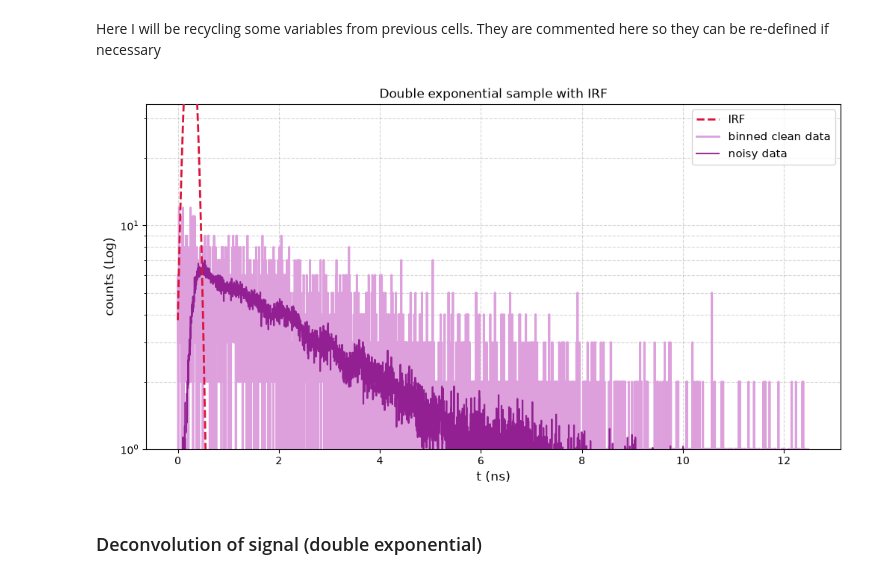
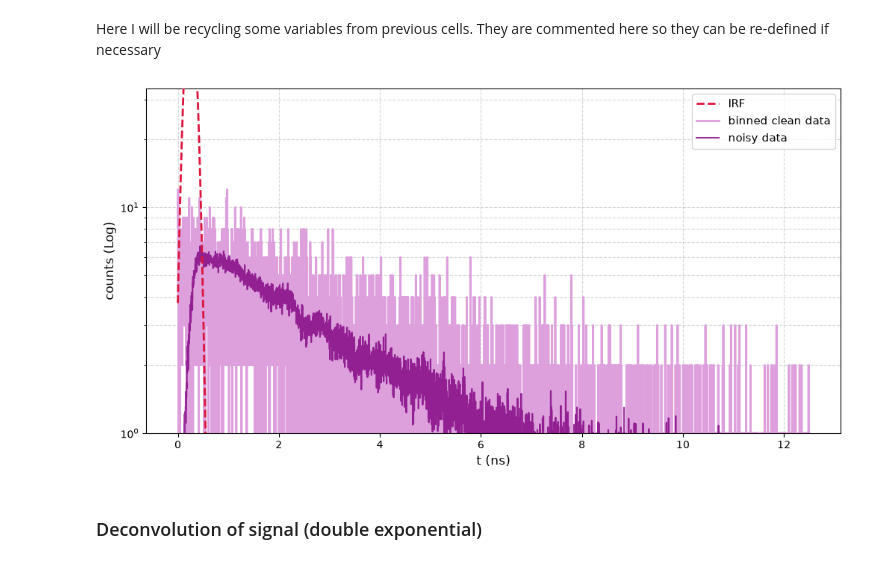
Before and after one commit to BotSas/Tesi_2026, a Jupyter notebook: main.ipynb, the cells around one changed output. Drawn from its saved outputs; the diff is of its cells as text; code cells hidden in the pictures.

```diff
--- a/main.ipynb
+++ b/main.ipynb
@@ -489,7 +489,7 @@ def simulation_with_IRF(exp1data1, irf, counts, noise_flag, snr_db):
     n_bins = len(irf)
 
     # Use a circular convolution so the signal stays consistent with the laser period.
-    convol = np.fft.ifft(np.fft.fft(exp1data1) * np.fft.fft(irf)).real      # Here I'm using the phasor method instead of
+    convol = np.fft.irfft(np.fft.rfft(exp1data1) * np.fft.rfft(irf)).real      # Here I'm using the phasor method instead of
                                                                             # np.convolve (slow + doesn't handle periodicity)
 
     convol = np.clip(convol, 0, None)
@@ -514,7 +514,7 @@ def phasor_deconv(G_meas, S_meas, G_irf, S_irf):
     z_meas = G_meas + 1j * S_meas       # imaginary unit i = 1j
     z_irf = G_irf + 1j * S_irf
 
-    z_deconvol = z_meas / z_irf       # in phasor plane, convolution = moltiplication
+    z_deconvol = z_meas / z_irf       # in phasor plane, convolution = multiplication
 
     G_deconvol, S_deconvol = np.real(z_deconvol), np.imag(z_deconvol)
 
@@ -641,7 +686,7 @@ N_evt2 = N_evt - N_evt1
 exp2data1 = np.random.exponential(scale = τ_true1, size = N_evt1)
 exp2data2 = np.random.exponential(scale = τ_true2, size = N_evt2)
 
-time_bins = np.linspace(0, T_laser, 4096)
+time_bins = np.linspace(0, T_laser, 4096 + 1)
 t = 0.5 * (time_bins[:-1] + time_bins[1:])
 
 n1, _ = np.histogram(exp2data1 % T_laser, bins = time_bins)
@@ -659,28 +704,27 @@ convoluted_signal1, noisy_signal1 = simulation_with_IRF(n_mix, irf, N_evt1, nois
 # %%
 plt.figure(figsize = (12, 6))
 
 signal_max = np.max(noisy_signal1)
 irf_plot = irf
 
 plt.plot(time_bins, irf_plot, label = 'IRF', color = 'crimson', linestyle = '--', zorder = 3, linewidth = 2)
 
 plt.step(time_bins, n1, where = 'mid', label = 'binned clean data', color = 'plum', linewidth = 2)
 
 plt.step(time_bins, noisy_signal1, where = 'mid', label = 'noisy data', color = 'purple', alpha = 0.8)
 
 plt.yscale('log')
 
 plt.ylim(bottom = 1, top = signal_max * 5)
 
 plt.xlabel('t (ns)', fontsize = 12)
 plt.ylabel('counts (Log)', fontsize = 12)
 plt.grid(True, which = "both", linestyle = "--", alpha = 0.5)
 plt.legend(loc = 'upper right', fontsize = 11)
-plt.title('Double exponential sample with IRF')
 
 plt.show()
 # %% [output]
-[figure, old version]
+[figure, new version]
 # %% [markdown]
 <h3> Deconvolution of signal (double exponential)
 # %%
```
Also changed, not shown: parts of 15 cells of this notebook, 22 other files.
